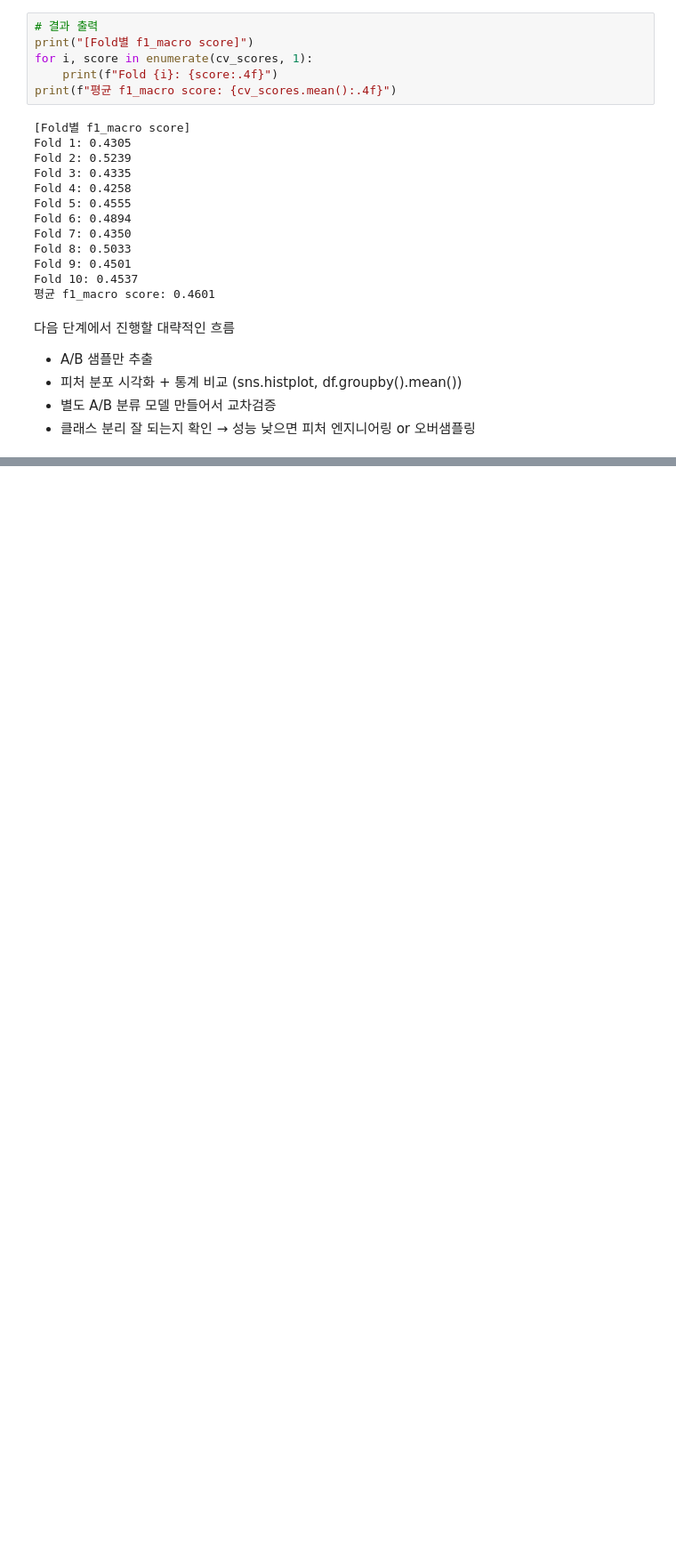
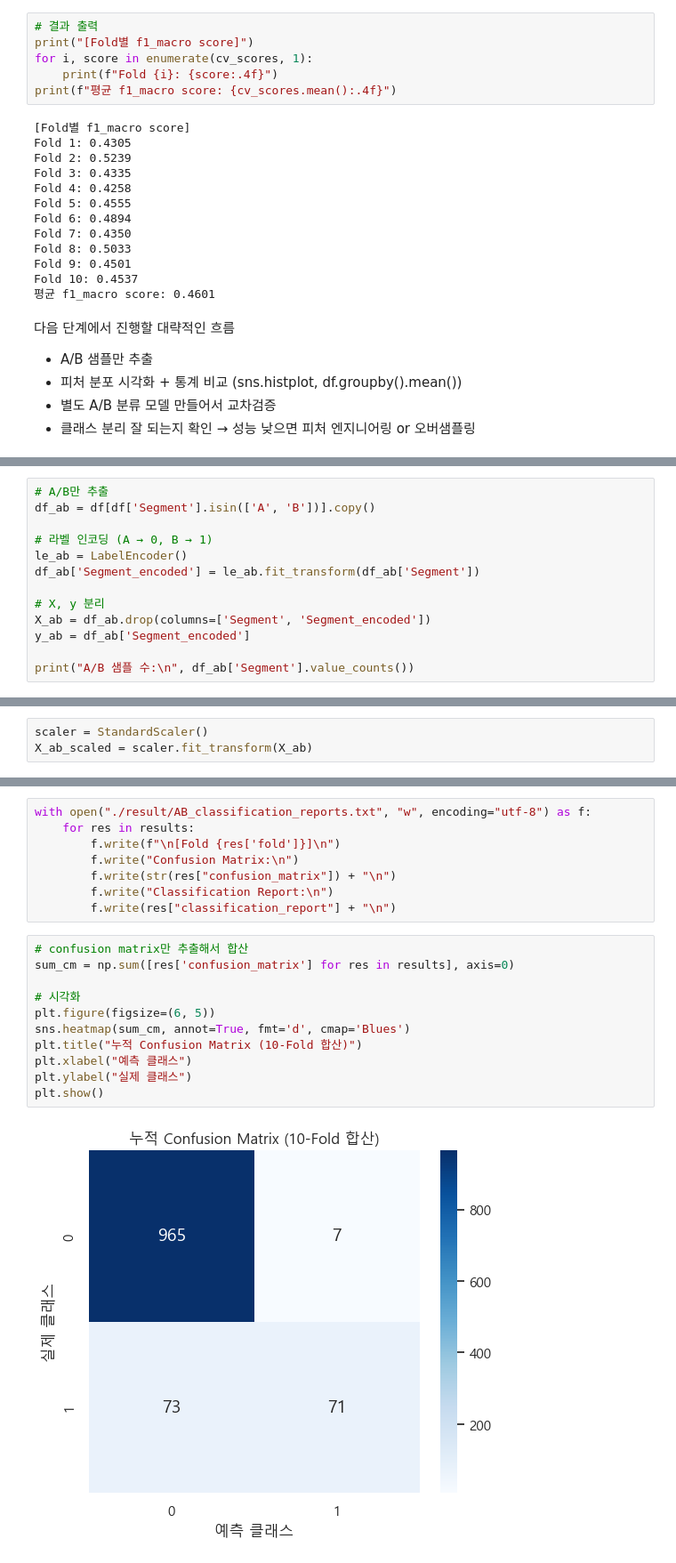
Before and after one commit to Likelion-6-team/final-project, a Jupyter notebook: 이진분류_부스팅.ipynb, the cells around one changed output, grey strips where cells are left out. Shown at 89% size. Saved outputs shown, nothing was run; the diff lists cells and outputs as text; blank space fills up the shorter version.

```diff
--- a/이진분류_부스팅.ipynb
+++ b/이진분류_부스팅.ipynb
@@ -249,0 +382,13 @@ Fold 10: 0.4537
+# %%
+# A/B만 추출
+df_ab = df[df['Segment'].isin(['A', 'B'])].copy()
+
+# 라벨 인코딩 (A → 0, B → 1)
+le_ab = LabelEncoder()
+df_ab['Segment_encoded'] = le_ab.fit_transform(df_ab['Segment'])
+
+# X, y 분리
+X_ab = df_ab.drop(columns=['Segment', 'Segment_encoded'])
+y_ab = df_ab['Segment_encoded']
+
+print("A/B 샘플 수:\n", df_ab['Segment'].value_counts())
@@ -249,0 +403,3 @@ Fold 10: 0.4537
+# %%
+scaler = StandardScaler()
+X_ab_scaled = scaler.fit_transform(X_ab)
@@ -249,0 +489,21 @@ Fold 10: 0.4537
+# %%
+with open("./result/AB_classification_reports.txt", "w", encoding="utf-8") as f:
+    for res in results:
+        f.write(f"\n[Fold {res['fold']}]\n")
+        f.write("Confusion Matrix:\n")
+        f.write(str(res["confusion_matrix"]) + "\n")
+        f.write("Classification Report:\n")
+        f.write(res["classification_report"] + "\n")
+# %%
+# confusion matrix만 추출해서 합산
+sum_cm = np.sum([res['confusion_matrix'] for res in results], axis=0)
+
+# 시각화
+plt.figure(figsize=(6, 5))
+sns.heatmap(sum_cm, annot=True, fmt='d', cmap='Blues')
+plt.title("누적 Confusion Matrix (10-Fold 합산)")
+plt.xlabel("예측 클래스")
+plt.ylabel("실제 클래스")
+plt.show()
+# %% [output]
+[figure, added]
```
Also changed, not shown: parts of 25 cells of this notebook.
